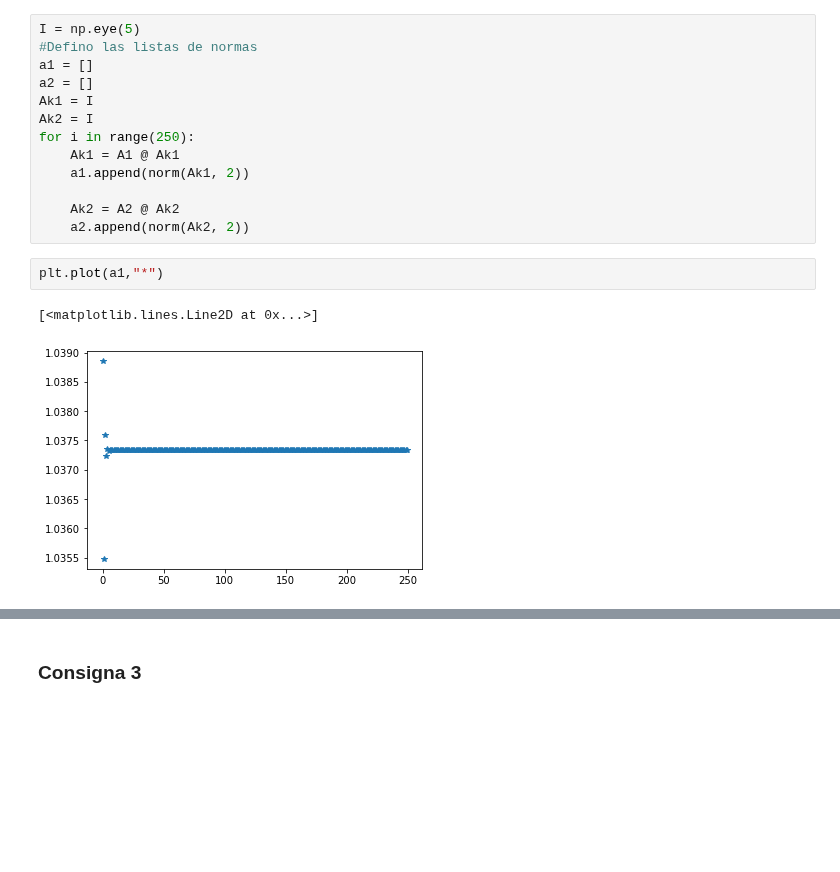
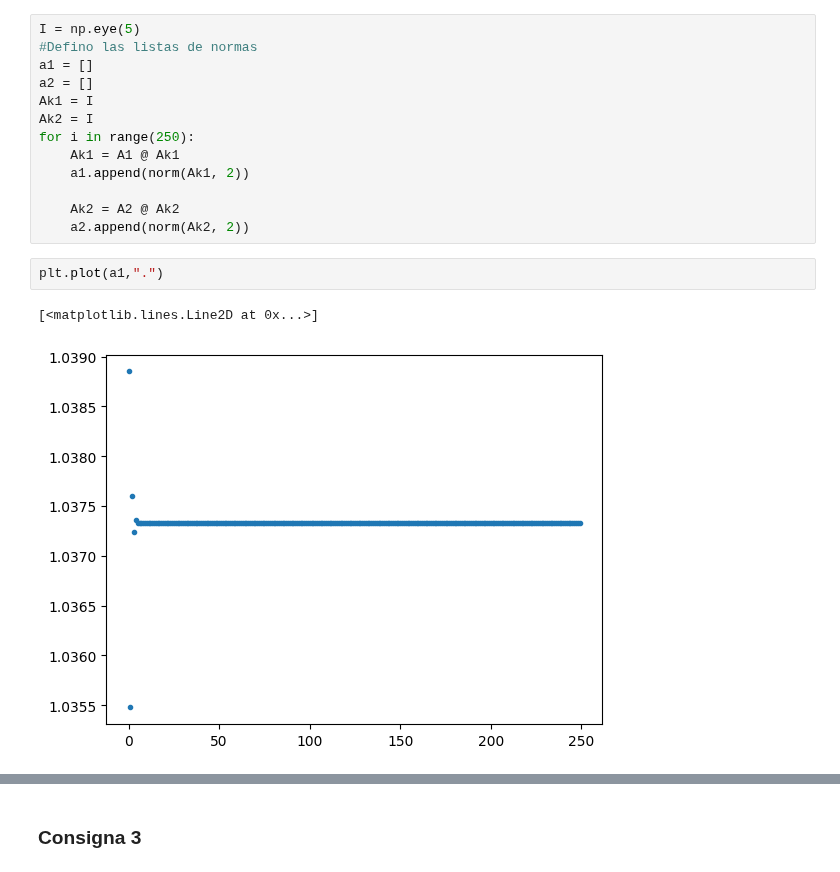
Before and after one commit to evaFomina/ALC_TP, a Jupyter notebook: Tiburones_ALC_TP2.ipynb, the cells around one changed output, grey strips where cells are left out. Drawn from its saved outputs; the diff is of its cells as text; blank space fills up the shorter version.

```diff
--- a/Tiburones_ALC_TP2.ipynb
+++ b/Tiburones_ALC_TP2.ipynb
@@ -388,8 +86,8 @@ for i in range(250):
     Ak2 = A2 @ Ak2
     a2.append(norm(Ak2, 2))
 # %%
-plt.plot(a1,"*")
+plt.plot(a1,".")
 # %% [output]
 [<matplotlib.lines.Line2D at 0x...>]
-[figure, old version]
+[figure, new version]
 # %%
```
Also changed, not shown: parts of 62 cells of this notebook, 1 other file.
